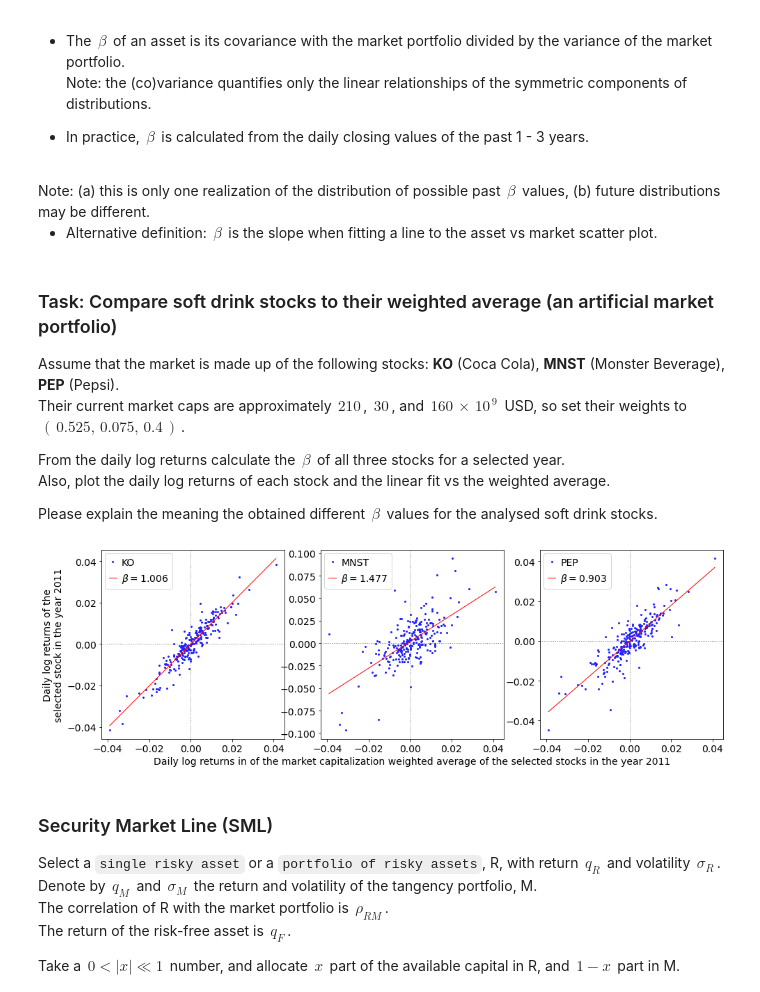
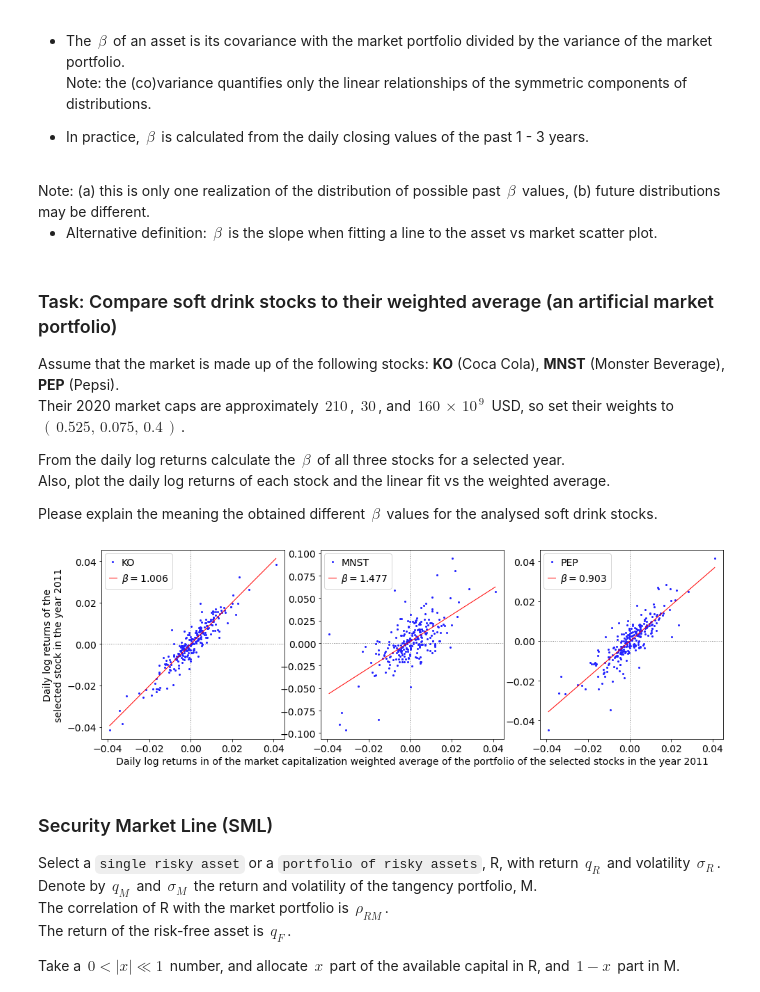
Before and after one commit to fij/btup, a Jupyter notebook: 02 Efficient Markets.ipynb, the cells around one changed output. Cells and saved outputs as stored; diff of their text form; code cells hidden in the pictures.

Commit message:
updated formatting and assignments

```diff
--- a/02 Efficient Markets.ipynb
+++ b/02 Efficient Markets.ipynb
@@ -1463,7 +1466,7 @@ Note: (a) this is only one realization of the distribution of possible past $\,\
 Assume that the market is made up of the following stocks:
 **KO** (Coca Cola), **MNST** (Monster Beverage), **PEP** (Pepsi).
 <br/>
-Their current market caps are approximately $\,210\,$, $\,30\,$, and $\,160\,\times\,10^{\,9}\,$ USD, so set their weights to $\,\left(\,0.525,\,0.075,\,0.4\,\right)\,$.
+Their 2020 market caps are approximately $\,210\,$, $\,30\,$, and $\,160\,\times\,10^{\,9}\,$ USD, so set their weights to $\,\left(\,0.525,\,0.075,\,0.4\,\right)\,$.
 
 From the daily log returns calculate the $\,\beta\,$ of all three stocks for a selected year.
 <br/>
@@ -1549,37 +1552,37 @@ def plot_selected_stock_prices_beta(prices=None, result=None):
     prices, result, yearly_percent_return = selected_stocks_yearly_percent_returns_and_beta(
         stocks_and_weights=SELECTED_STOCKS_WEIGHTS, selected_year=SELECTED_YEAR)
 
     n_stocks = len(result.index)
     assert n_stocks == 3, 'This plot is implemented only for three stocks'
     fig, axes = plt.subplots(ncols=n_stocks, nrows=1, figsize=(16, 5))
     for xtick_ytick in ['xtick', 'ytick']:
         plt.rc(xtick_ytick, labelsize=TICKS_FONTSIZE)
     for i_stock, ticker in enumerate(result.index):
         ax = axes[i_stock]
         ax.plot(prices['Market'], prices[ticker], lw=0, ms=4, c='#22f', marker='.', zorder=3, label=ticker)
         ax.axhline(0, c='gray', ls='dotted', linewidth=1, zorder=2)
         ax.axvline(0, c='gray', ls='dotted', linewidth=1, zorder=2)
         x_values = np.linspace(min(prices['Market']), max(prices['Market']), 2)  # set the two end points of the line
         y_values = [result['intercept'][ticker] + result['slope'][ticker] * x for x in x_values]
         ax.plot(x_values, y_values, lw=1, c='r', ls='-', zorder=4,
                label=r'$\beta=' + '{}'.format(result['slope'][ticker]) + r'$')
         ax.legend(bbox_to_anchor=(.02, .98), loc=2, borderaxespad=0.0, handletextpad=0.5, handlelength=0.8,
                   fontsize=FONTSIZE)
 
         if i_stock == 1:
-            ax.set_xlabel('Daily log returns in of the market capitalization weighted average of the '
-                          'selected stocks in the year {}'.format(SELECTED_YEAR),
-                          fontsize=FONTSIZE)
+            ax.set_xlabel('Daily log returns in of the market capitalization weighted average '
+                          'of the portfolio of the selected stocks in the year {}'.
+                          format(SELECTED_YEAR), fontsize=FONTSIZE)
         if i_stock == 0:
             ax.set_ylabel('Daily log returns of the\nselected stock in the year {}'.format(SELECTED_YEAR),
                           fontsize=FONTSIZE)
 
     plt.show()
 
 
 plot_selected_stock_prices_beta(prices=prices)
 # %% [output]
-[figure, old version]
+[figure, new version]
 # %% [markdown]
 ### Security Market Line (SML)
 
```
Also changed, not shown: parts of 6 cells of this notebook.
